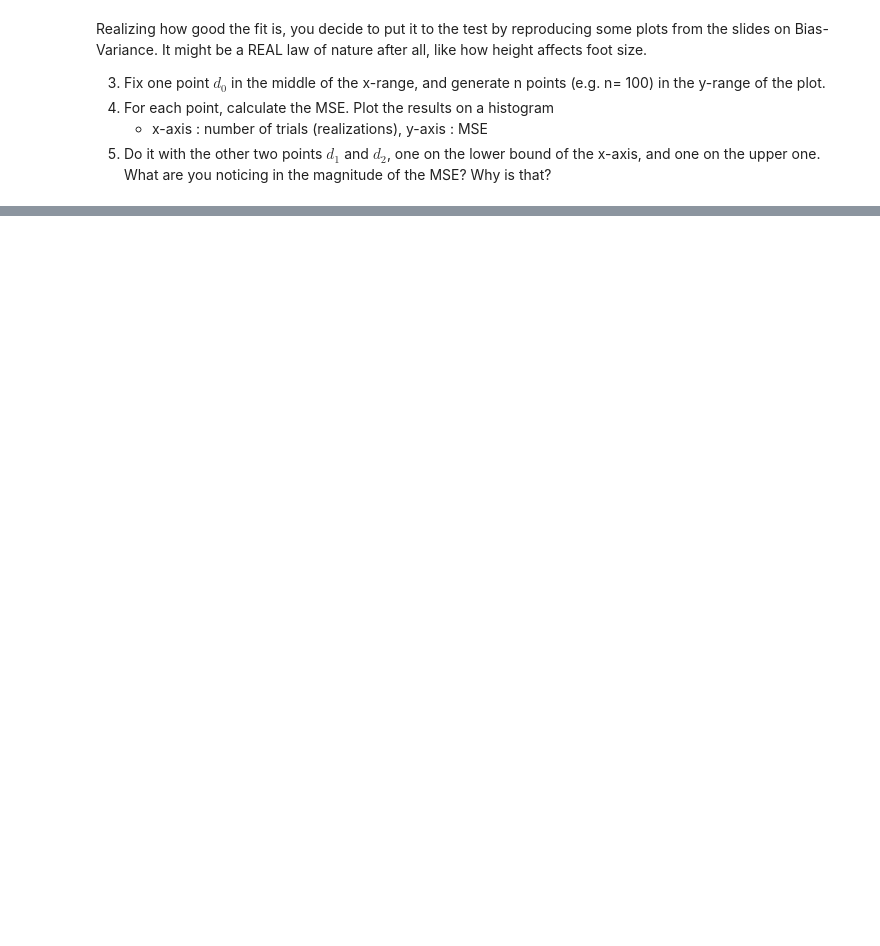
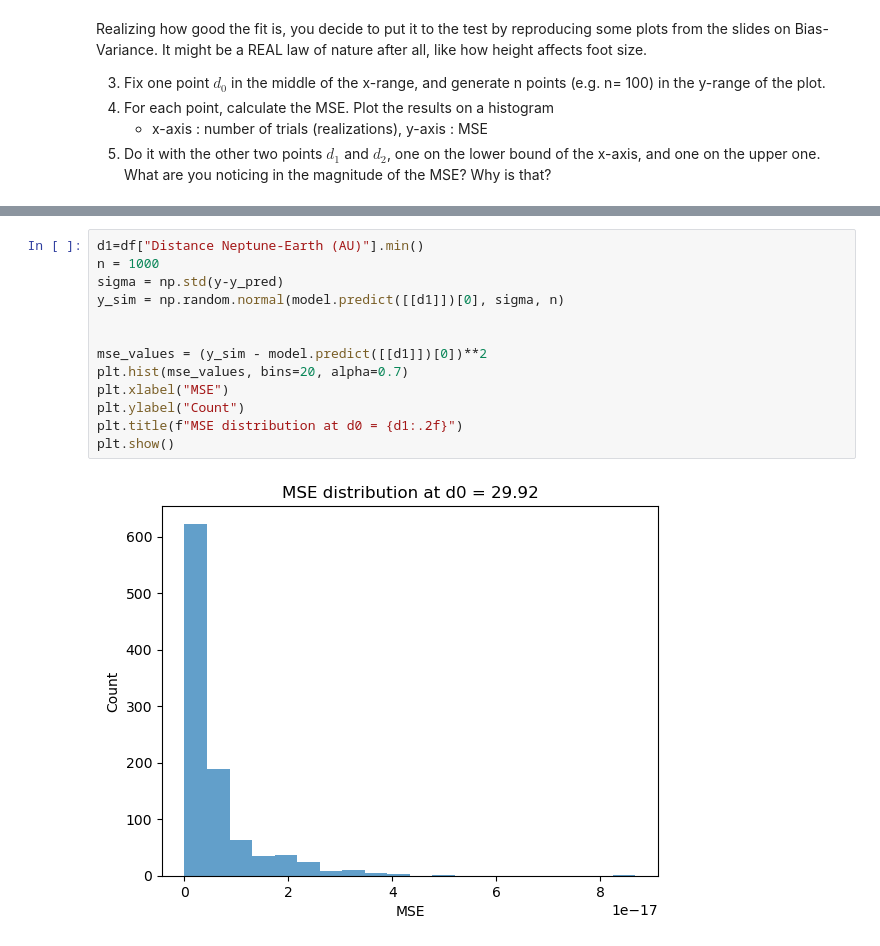
Before and after one commit to Simon-Simonsen/ML_Exercises, a Jupyter notebook: Week3_exercises/Exercises_BiasVariance.ipynb, the cells around one changed output, grey strips where cells are left out. Drawn from its saved outputs; the diff is of its cells as text; blank space fills up the shorter version.

```diff
--- a/Week3_exercises/Exercises_BiasVariance.ipynb
+++ b/Week3_exercises/Exercises_BiasVariance.ipynb
@@ -299,0 +383,15 @@ It might be a REAL law of nature after all, like how height affects foot size.
+# %%
+d1=df["Distance Neptune-Earth (AU)"].min()
+n = 1000
+sigma = np.std(y-y_pred)
+y_sim = np.random.normal(model.predict([[d1]])[0], sigma, n)
+
+
+mse_values = (y_sim - model.predict([[d1]])[0])**2
+plt.hist(mse_values, bins=20, alpha=0.7)
+plt.xlabel("MSE")
+plt.ylabel("Count")
+plt.title(f"MSE distribution at d0 = {d1:.2f}")
+plt.show()
+# %% [output]
+[figure, added]
```
Also changed, not shown: parts of 7 cells of this notebook, 7 other files.
